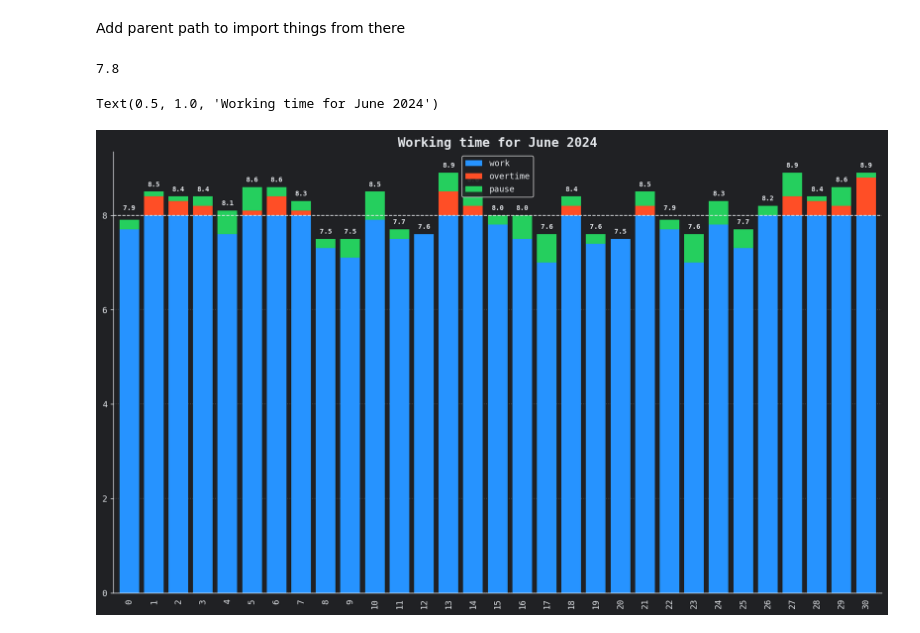
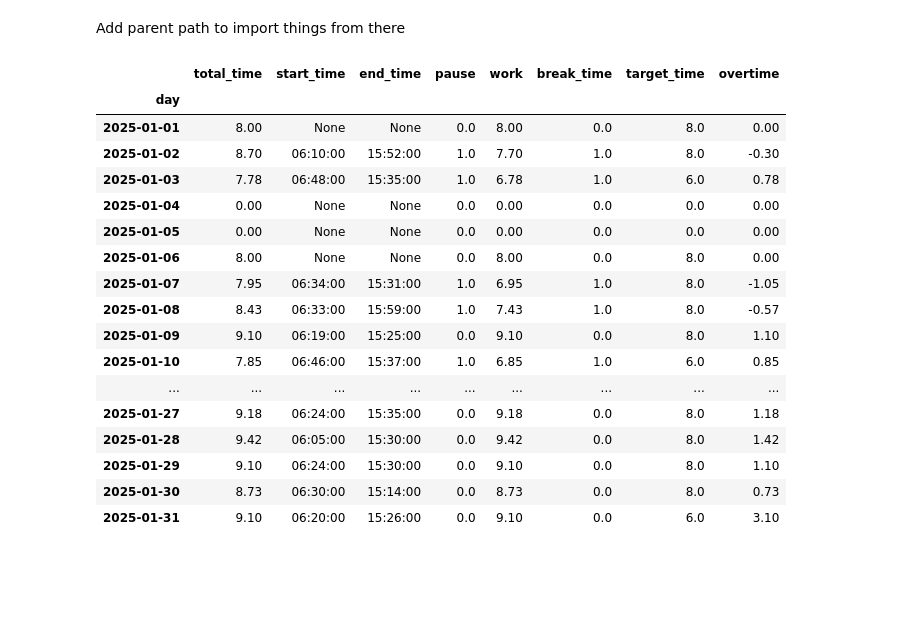
Before and after one commit to AndreWohnsland/TimeTracker, a Jupyter notebook: scripts/plotting.ipynb, the cells around one changed output. Cells and saved outputs as stored; diff of their text form; code cells hidden in the pictures; blank space fills up the shorter version.

Commit message:
adjust plotting

```diff
--- a/scripts/plotting.ipynb
+++ b/scripts/plotting.ipynb
@@ -48,60 +51,24 @@ def set_plot_parameters():
     plt.rcParams["font.family"] = "DejaVu Sans Mono"
 
 set_plot_parameters()
-# %%
-0.975 * needed_hours
-# %% [output]
-7.8
-# %%
-def adjust_df_for_plot(df: pd.DataFrame, needed_hours: float) -> pd.DataFrame:
-    """Adjust the dataframe for plotting."""
-    # check if df got pause column, else add it with 0
-    if "pause" not in df.columns:
-        df["pause"] = 0
-    df["overtime"] = df["work"] - needed_hours
-    df["overtime"] = df["overtime"].clip(lower=0)
-    df["work"] = df["work"].clip(upper=needed_hours, lower=0)
-    return df[["work", "overtime", "pause"]]
-
-
-is_month = True
-use_pause = True
-
-# clears the old values and then adds a subplot to insert all the data
-fig = plt.figure(figsize=(13, 8), dpi=128, tight_layout=True)
-ax = fig.add_subplot(111)
-
-needed_hours = 8
-df2 = gen_df_test()
-plot_df = adjust_df_for_plot(df2, needed_hours)
-plot_df.plot.bar(stacked=True, ax=ax, width=0.8, color=["#2693ff", "#ff4e26", "#25cf5e"], zorder=2)
-
-# Add numbers above the bars
-for i, (_, row) in enumerate(plot_df.iterrows()):
-    total_time = sum(row)
-    if total_time <= 0.0:
-        continue
-    # put small offset for the numbers to not overlap with the bar
-    # last 2.5% will collide with the line, in this case just put it above the line already
-    line_collide = 0.97 * needed_hours <= total_time <= needed_hours
-    position = (i, total_time + 0.01 * needed_hours)
-    if line_collide:
-        position = (i, 1.01 * needed_hours)
-    ax.annotate(f"{total_time:.1f}", position, ha="center", va="bottom", fontsize=8, weight="bold")
-
-ax.legend(fancybox=True, framealpha=0.9)
-# hide the x ticks
-ax.tick_params(axis="x", which="both", bottom=False, top=False)
-
-ax.axhline(needed_hours, color=text_color, ls="--", lw=1, zorder=3)
-ax.yaxis.grid(True, lw=1, ls=":", color=text_color, alpha=0.2, zorder=1)
-ax.xaxis.get_label().set_visible(False)
-
-if is_month:
-    title = f"Working time for {store.current_date.strftime('%B %Y')}"
-else:
-    title = f"Working time for {store.current_date.year}"
-ax.set_title(title, weight="bold", fontsize=15)
-# %% [output]
-Text(0.5, 1.0, 'Working time for June 2024')
-[figure, removed]
+# %%
+df
+# %% [output]
+|  | total_time | start_time | end_time | pause | work | break_time | target_time | overtime |
+| day |  |  |  |  |  |  |  |  |
+| 2025-01-01 | 8.00 | None | None | 0.0 | 8.00 | 0.0 | 8.0 | 0.00 |
+| 2025-01-02 | 8.70 | 06:10:00 | 15:52:00 | 1.0 | 7.70 | 1.0 | 8.0 | -0.30 |
+| 2025-01-03 | 7.78 | 06:48:00 | 15:35:00 | 1.0 | 6.78 | 1.0 | 6.0 | 0.78 |
+| 2025-01-04 | 0.00 | None | None | 0.0 | 0.00 | 0.0 | 0.0 | 0.00 |
+| 2025-01-05 | 0.00 | None | None | 0.0 | 0.00 | 0.0 | 0.0 | 0.00 |
+| 2025-01-06 | 8.00 | None | None | 0.0 | 8.00 | 0.0 | 8.0 | 0.00 |
+| 2025-01-07 | 7.95 | 06:34:00 | 15:31:00 | 1.0 | 6.95 | 1.0 | 8.0 | -1.05 |
+| 2025-01-08 | 8.43 | 06:33:00 | 15:59:00 | 1.0 | 7.43 | 1.0 | 8.0 | -0.57 |
+| 2025-01-09 | 9.10 | 06:19:00 | 15:25:00 | 0.0 | 9.10 | 0.0 | 8.0 | 1.10 |
+| 2025-01-10 | 7.85 | 06:46:00 | 15:37:00 | 1.0 | 6.85 | 1.0 | 6.0 | 0.85 |
+| ... | ... | ... | ... | ... | ... | ... | ... | ... |
+| 2025-01-27 | 9.18 | 06:24:00 | 15:35:00 | 0.0 | 9.18 | 0.0 | 8.0 | 1.18 |
+| 2025-01-28 | 9.42 | 06:05:00 | 15:30:00 | 0.0 | 9.42 | 0.0 | 8.0 | 1.42 |
+| 2025-01-29 | 9.10 | 06:24:00 | 15:30:00 | 0.0 | 9.10 | 0.0 | 8.0 | 1.10 |
+| 2025-01-30 | 8.73 | 06:30:00 | 15:14:00 | 0.0 | 8.73 | 0.0 | 8.0 | 0.73 |
+| 2025-01-31 | 9.10 | 06:20:00 | 15:26:00 | 0.0 | 9.10 | 0.0 | 6.0 | 3.10 |
```
Also changed, not shown: parts of 5 cells of this notebook.
